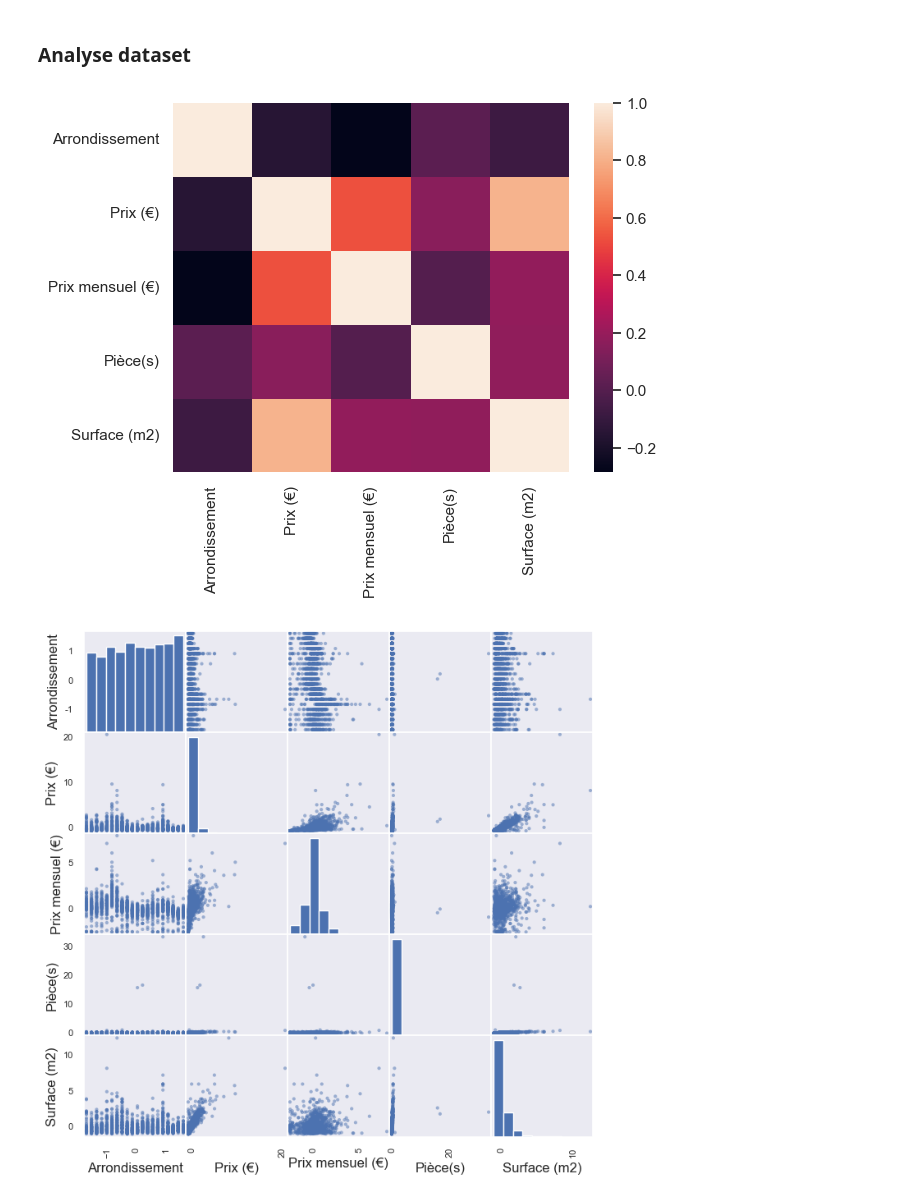
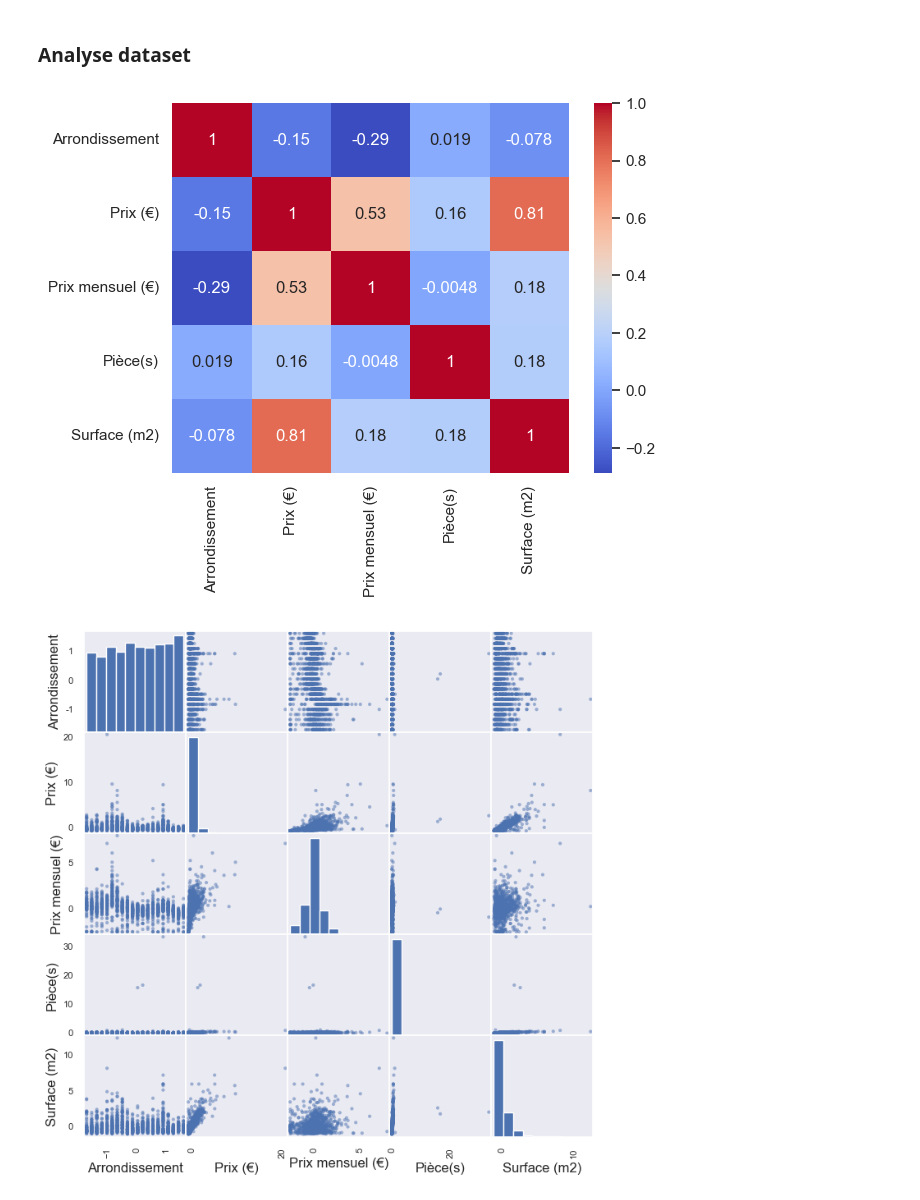
Before and after one commit to Zhuanu/Projet-DALAS, a Jupyter notebook: eda.ipynb, the cells around one changed output. Saved outputs shown, nothing was run; the diff lists cells and outputs as text; code cells hidden in the pictures.

```diff
--- a/eda.ipynb
+++ b/eda.ipynb
@@ -247,11 +240,10 @@ scaler = StandardScaler()
 scaler.fit(numerical_df)
 data_scaled = scaler.transform(numerical_df)
 dataStd = pd.DataFrame(data_scaled, columns=numerical_df.columns)
-# %%
-sns.heatmap(dataStd.corr());
-# demande à la prof, j'ai l'impression qu'on ne peut rien interpreter dans cette heatmap
-# %% [output]
-[figure, removed]
+# %%
+sns.heatmap(dataStd.corr(), annot=True, cmap='coolwarm');
+# %% [output]
+[figure, added]
 # %%
 pd.plotting.scatter_matrix(dataStd, figsize=(8, 8));
 # %% [output]
```
Also changed, not shown: parts of 65 cells of this notebook, 2 other files.
